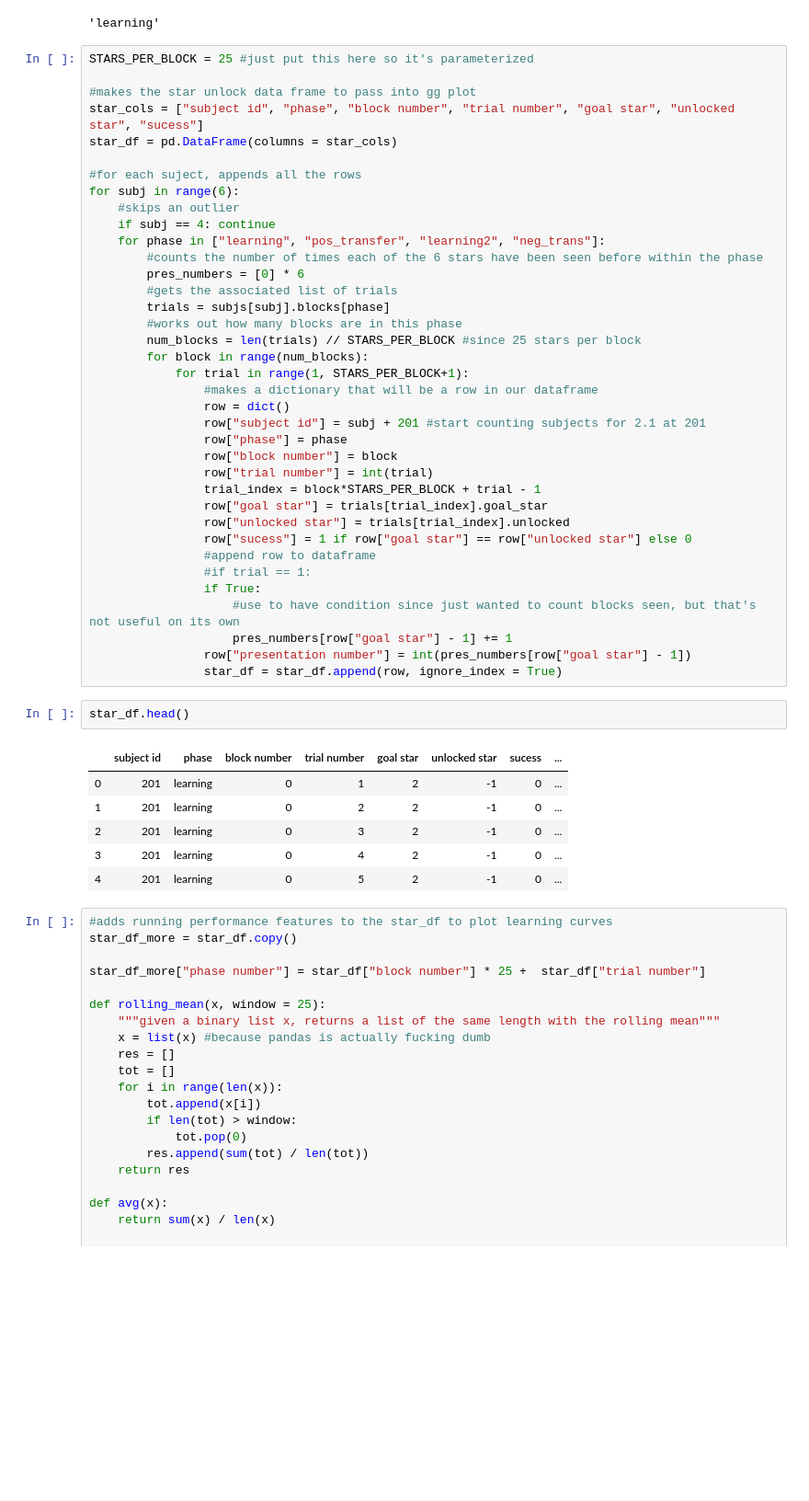
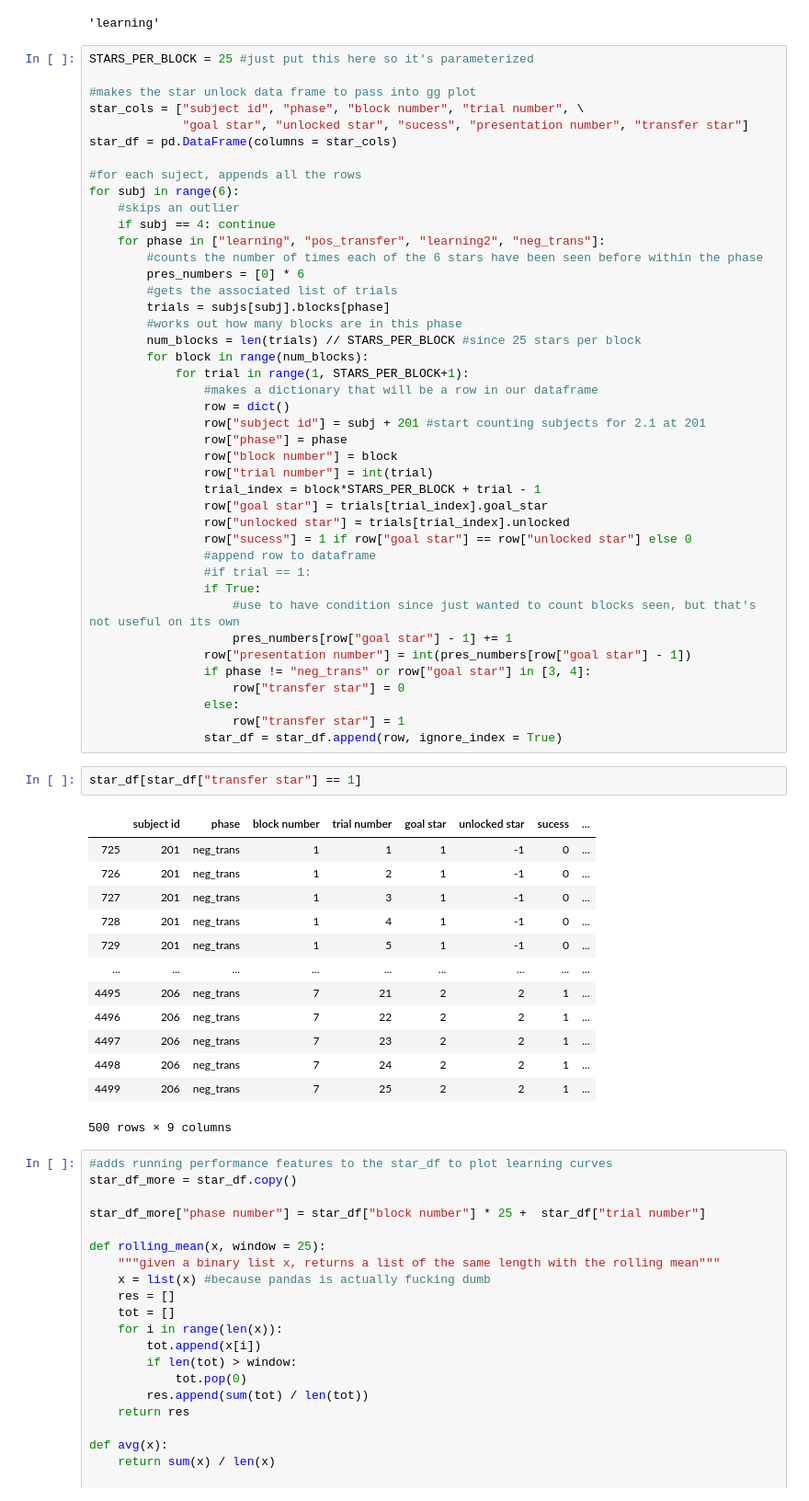
Before and after one commit to aramog/CHaRLy-v2, a Jupyter notebook: analysis/charly-v2.1 EDA.ipynb, the cells around one changed output. Shown at 92% size. Saved outputs shown, nothing was run; the diff lists cells and outputs as text; blank space fills up the shorter version.

```diff
--- a/analysis/charly-v2.1 EDA.ipynb
+++ b/analysis/charly-v2.1 EDA.ipynb
@@ -19,7 +19,8 @@ subjs[0].blocks['learning'][0].trial_type
 STARS_PER_BLOCK = 25 #just put this here so it's parameterized
 
 #makes the star unlock data frame to pass into gg plot
-star_cols = ["subject id", "phase", "block number", "trial number", "goal star", "unlocked star", "sucess"]
+star_cols = ["subject id", "phase", "block number", "trial number", \
+             "goal star", "unlocked star", "sucess", "presentation number", "transfer star"]
 star_df = pd.DataFrame(columns = star_cols)
 
 #for each suject, appends all the rows
@@ -51,16 +52,27 @@ for subj in range(6):
                     #use to have condition since just wanted to count blocks seen, but that's not useful on its own
                     pres_numbers[row["goal star"] - 1] += 1
                 row["presentation number"] = int(pres_numbers[row["goal star"] - 1])
+                if phase != "neg_trans" or row["goal star"] in [3, 4]:
+                    row["transfer star"] = 0
+                else:
+                    row["transfer star"] = 1
                 star_df = star_df.append(row, ignore_index = True)
-# %%
-star_df.head()
-# %% [output]
-|  | subject id | phase | block number | trial number | goal star | unlocked star | sucess | ... |
-| 0 | 201 | learning | 0 | 1 | 2 | -1 | 0 | ... |
-| 1 | 201 | learning | 0 | 2 | 2 | -1 | 0 | ... |
-| 2 | 201 | learning | 0 | 3 | 2 | -1 | 0 | ... |
-| 3 | 201 | learning | 0 | 4 | 2 | -1 | 0 | ... |
-| 4 | 201 | learning | 0 | 5 | 2 | -1 | 0 | ... |
+# %%
+star_df[star_df["transfer star"] == 1]
+# %% [output]
+|  | subject id | phase | block number | trial number | goal star | unlocked star | sucess | ... |
+| 725 | 201 | neg_trans | 1 | 1 | 1 | -1 | 0 | ... |
+| 726 | 201 | neg_trans | 1 | 2 | 1 | -1 | 0 | ... |
+| 727 | 201 | neg_trans | 1 | 3 | 1 | -1 | 0 | ... |
+| 728 | 201 | neg_trans | 1 | 4 | 1 | -1 | 0 | ... |
+| 729 | 201 | neg_trans | 1 | 5 | 1 | -1 | 0 | ... |
+| ... | ... | ... | ... | ... | ... | ... | ... | ... |
+| 4495 | 206 | neg_trans | 7 | 21 | 2 | 2 | 1 | ... |
+| 4496 | 206 | neg_trans | 7 | 22 | 2 | 2 | 1 | ... |
+| 4497 | 206 | neg_trans | 7 | 23 | 2 | 2 | 1 | ... |
+| 4498 | 206 | neg_trans | 7 | 24 | 2 | 2 | 1 | ... |
+| 4499 | 206 | neg_trans | 7 | 25 | 2 | 2 | 1 | ... |
+500 rows × 9 columns
 # %%
 #adds running performance features to the star_df to plot learning curves
 star_df_more = star_df.copy()
```
Also changed, not shown: parts of 6 cells of this notebook, 12 other files.
